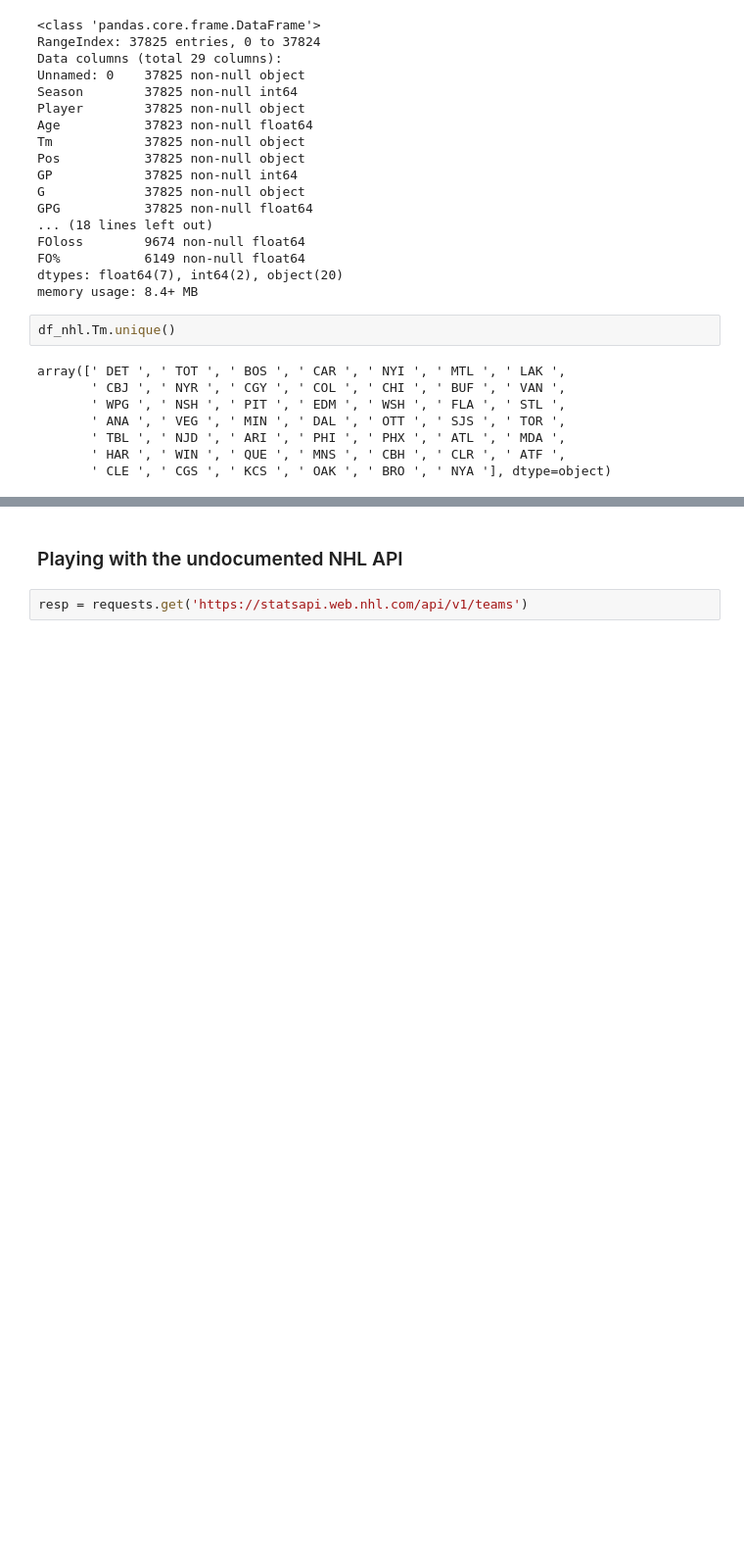
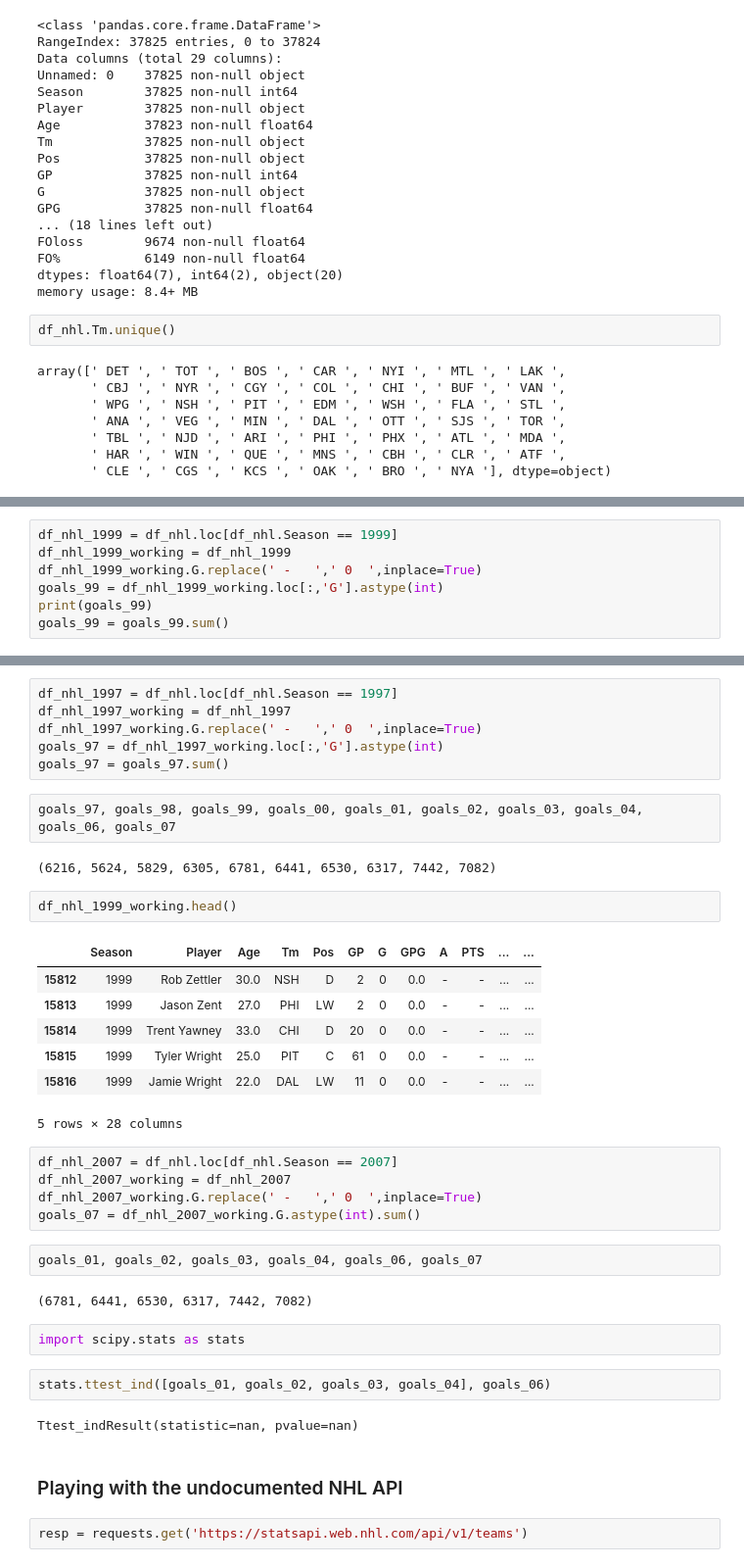
Before and after one commit to irvingcampbell/mod2project, a Jupyter notebook: NHL DF.ipynb, the cells around one changed output, grey strips where cells are left out. Shown: that part at 98% size. Saved outputs shown, nothing was run; the diff lists cells and outputs as text; blank space fills up the shorter version.

```diff
--- a/NHL DF.ipynb
+++ b/NHL DF.ipynb
@@ -72,0 +214,7 @@ array([' DET ', ' TOT ', ' BOS ', ' CAR ', ' NYI ', ' MTL ', ' LAK ',
+# %%
+df_nhl_1999 = df_nhl.loc[df_nhl.Season == 1999]
+df_nhl_1999_working = df_nhl_1999
+df_nhl_1999_working.G.replace(' -   ',' 0  ',inplace=True)
+goals_99 = df_nhl_1999_working.loc[:,'G'].astype(int)
+print(goals_99)
+goals_99 = goals_99.sum()
@@ -73,3 +254,38 @@ array([' DET ', ' TOT ', ' BOS ', ' CAR ', ' NYI ', ' MTL ', ' LAK ',
+# %%
+df_nhl_1997 = df_nhl.loc[df_nhl.Season == 1997]
+df_nhl_1997_working = df_nhl_1997
+df_nhl_1997_working.G.replace(' -   ',' 0  ',inplace=True)
+goals_97 = df_nhl_1997_working.loc[:,'G'].astype(int)
+goals_97 = goals_97.sum()
+# %%
+goals_97, goals_98, goals_99, goals_00, goals_01, goals_02, goals_03, goals_04, goals_06, goals_07
+# %% [output]
+(6216, 5624, 5829, 6305, 6781, 6441, 6530, 6317, 7442, 7082)
+# %%
+df_nhl_1999_working.head()
+# %% [output]
+|  | Season | Player | Age | Tm | Pos | GP | G | GPG | A | PTS | ... | ... |
+| 15812 | 1999 | Rob Zettler | 30.0 | NSH | D | 2 | 0 | 0.0 | - | - | ... | ... |
+| 15813 | 1999 | Jason Zent | 27.0 | PHI | LW | 2 | 0 | 0.0 | - | - | ... | ... |
+| 15814 | 1999 | Trent Yawney | 33.0 | CHI | D | 20 | 0 | 0.0 | - | - | ... | ... |
+| 15815 | 1999 | Tyler Wright | 25.0 | PIT | C | 61 | 0 | 0.0 | - | - | ... | ... |
+| 15816 | 1999 | Jamie Wright | 22.0 | DAL | LW | 11 | 0 | 0.0 | - | - | ... | ... |
+5 rows × 28 columns
+# %%
+df_nhl_2007 = df_nhl.loc[df_nhl.Season == 2007]
+df_nhl_2007_working = df_nhl_2007
+df_nhl_2007_working.G.replace(' -   ',' 0  ',inplace=True)
+goals_07 = df_nhl_2007_working.G.astype(int).sum()
+# %%
+goals_01, goals_02, goals_03, goals_04, goals_06, goals_07
+# %% [output]
+(6781, 6441, 6530, 6317, 7442, 7082)
+# %%
+import scipy.stats as stats
+# %%
+stats.ttest_ind([goals_01, goals_02, goals_03, goals_04], goals_06)
+# %% [output]
+Ttest_indResult(statistic=nan, pvalue=nan)
 # %% [markdown]
 ### Playing with the undocumented NHL API
 # %%
```
Also changed, not shown: parts of 27 cells of this notebook.
